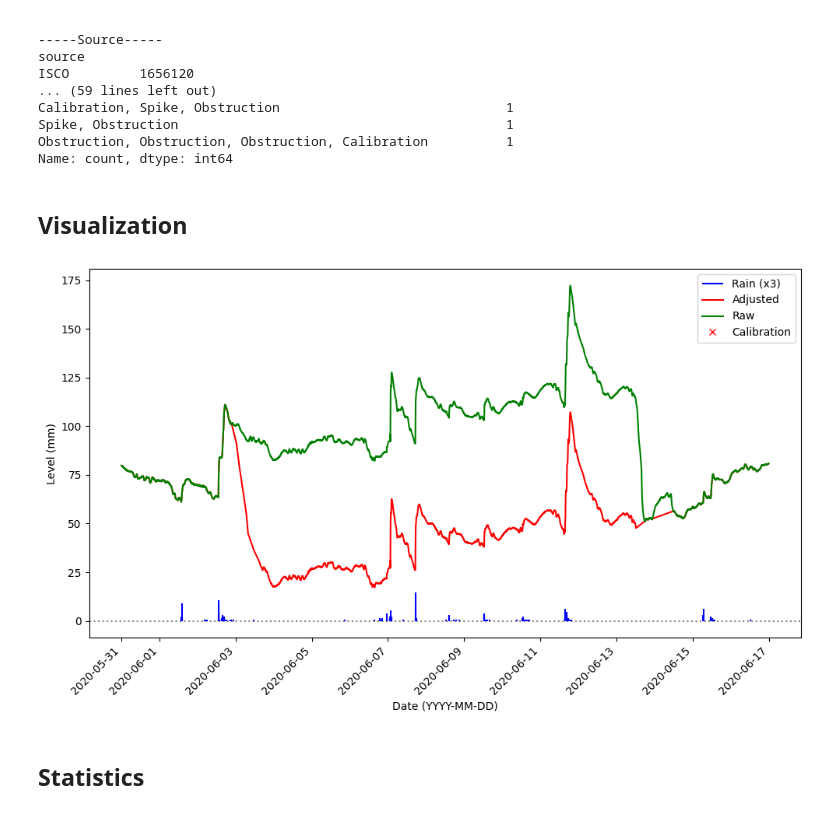
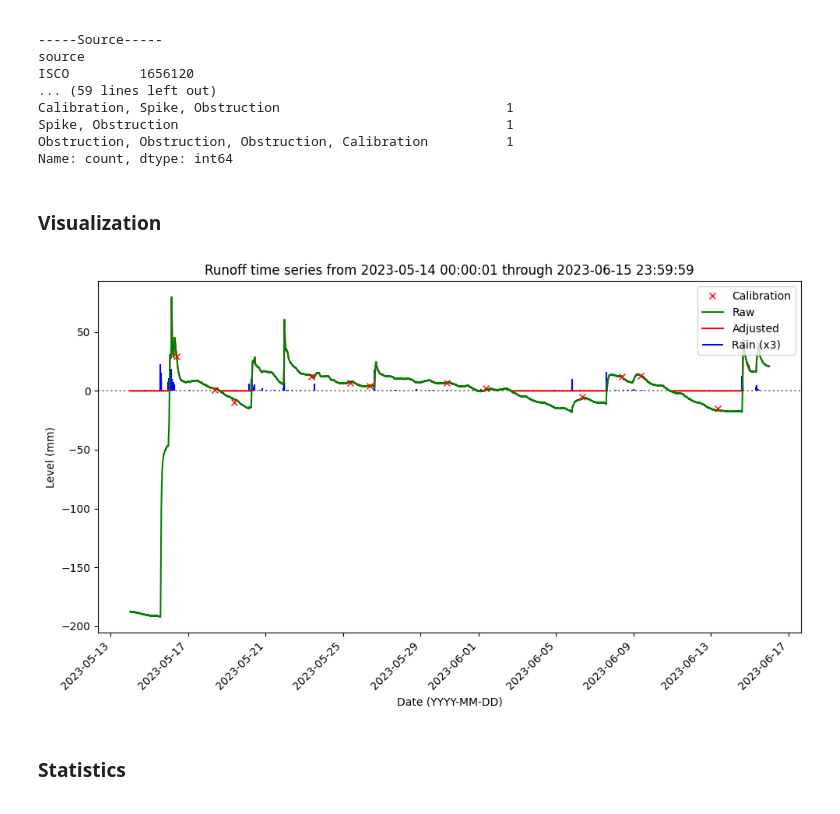
Before and after one commit to gmcginnis/info-698-capstone, a Jupyter notebook: 01_eda.ipynb, the cells around one changed output. Saved outputs shown, nothing was run; the diff lists cells and outputs as text; code cells hidden in the pictures.

```diff
--- a/01_eda.ipynb
+++ b/01_eda.ipynb
@@ -247,0 +242,18 @@ data_soil_shallow = filter_dates(data_all_soil_shallow)
+# %%
+# Create function to filter dates
+def filter_dates(input_dataset, input_date_start = date_weir_start, input_date_end = date_weir_end):
+    """Function to filter inputted data set by start and end dates.
+
+    Args:
+        input_dataset (pd.DataFrame): Data indexed by datetime.
+        input_date_start (Timestamp): The start date, defaults to the earliest from the combined data set.
+        input_date_end (Timestamp): The end date, defaults to the earliest from the combined data set.
+
+    Returns:
+        DataFrame sorted and filtered to be within the specified range.
+    """
+    # Sort the dataframe
+    data_subset = input_dataset.sort_index()
+    # Filter between dates
+    data_subset = data_subset.loc[input_date_start:input_date_end]
+    return data_subset
@@ -335,5 +345,5 @@ Spike, Obstruction                                          1
 Obstruction, Obstruction, Obstruction, Calibration          1
 Name: count, dtype: int64
 # %% [markdown]
-## Visualization
+### Visualization
 # %%
@@ -369,10 +389,10 @@ def plot_between(input_date_start, input_date_end):
     return plt.show()
 # %%
 # plot_between('2010-05-20 00:00:01','2010-05-25 23:59:59')
-plot_between('2020-05-31 00:00:01','2020-06-16 23:59:59')
-# plot_between('2023-05-14 00:00:01','2023-06-15 23:59:59')
+# plot_between('2020-05-31 00:00:01','2020-06-16 23:59:59')
+plot_between('2023-05-14 00:00:01','2023-06-15 23:59:59')
 # plot_between('2002-07-30 00:00:01','2002-08-02 23:59:59')
 # %% [output]
-[figure, old version]
+[figure, new version]
 # %% [markdown]
-## Statistics
+### Statistics
```
Also changed, not shown: parts of 24 cells of this notebook.
